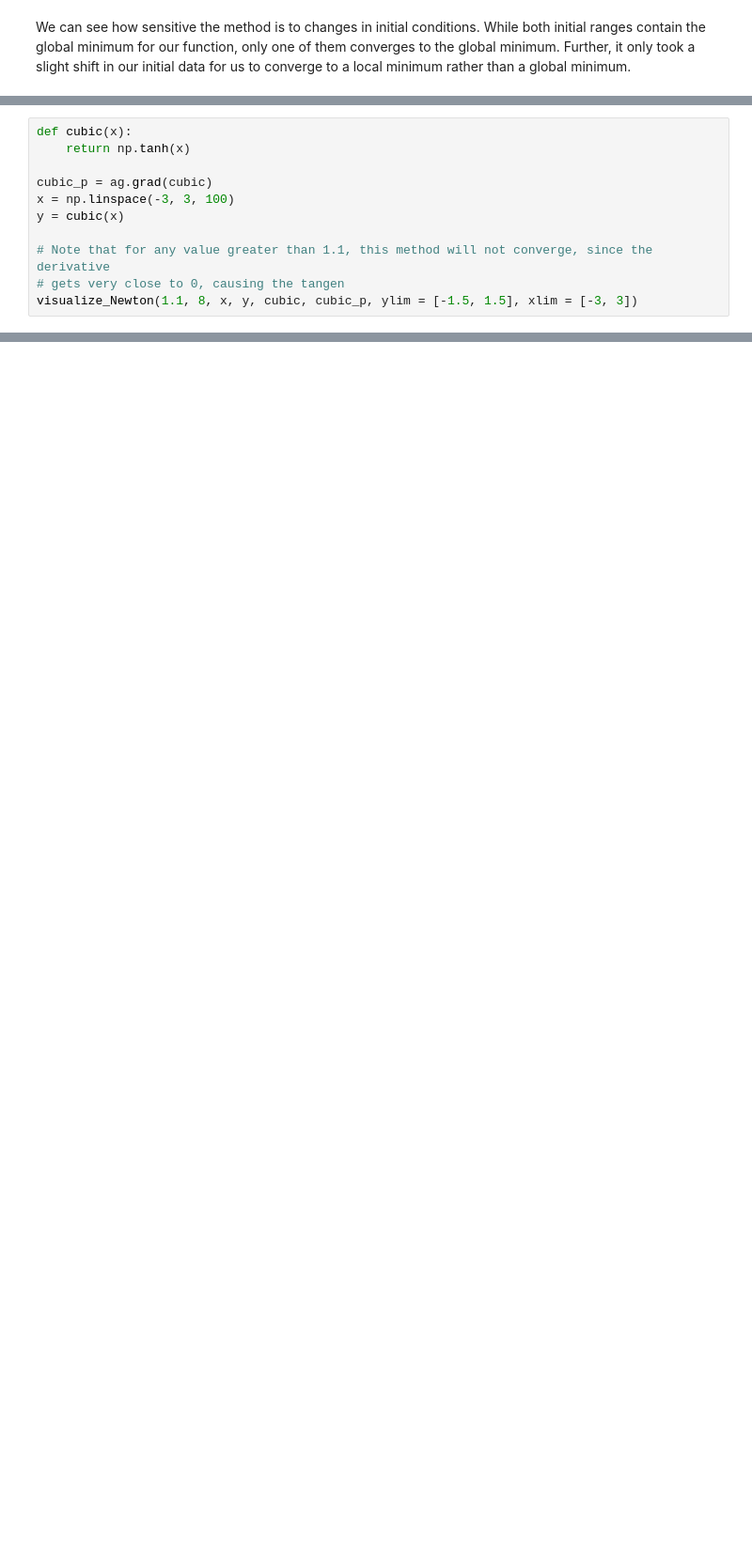
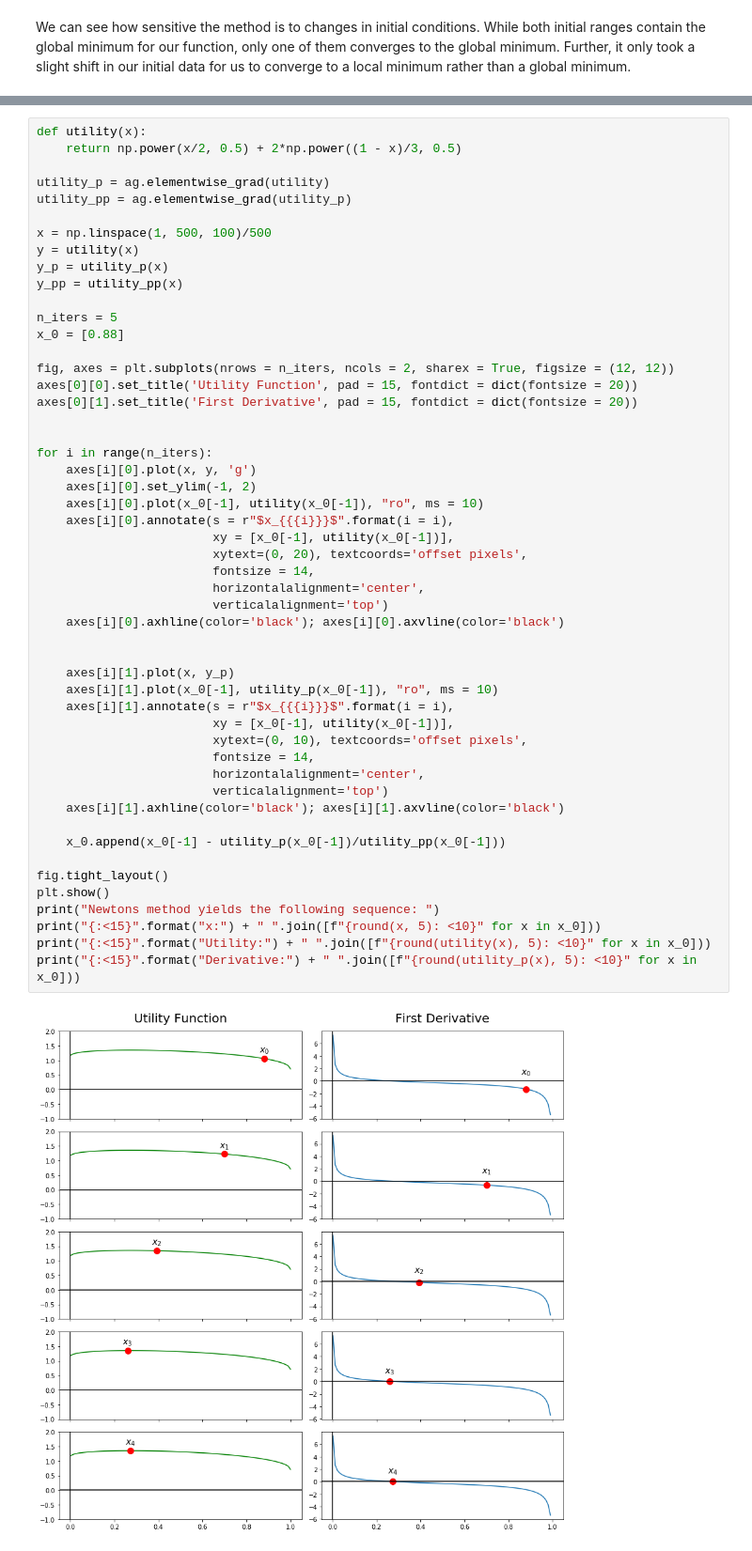
Before and after one commit to AlwaysSearching/Numerical-Methods-in-Economics, a Jupyter notebook: Optimization_NoteBook.ipynb, the cells around one changed output, grey strips where cells are left out. Shown at 94% size. Cells and saved outputs as stored; diff of their text form; blank space fills up the shorter version.

```diff
--- a/Optimization_NoteBook.ipynb
+++ b/Optimization_NoteBook.ipynb
@@ -347,11 +261,0 @@ visualize_Newton(x_i, N, x, y, f, f_prime)
-# %%
-def cubic(x):
-    return np.tanh(x)
-
-cubic_p = ag.grad(cubic)
-x = np.linspace(-3, 3, 100)
-y = cubic(x)
-
-# Note that for any value greater than 1.1, this method will not converge, since the derivative
-# gets very close to 0, causing the tangen
-visualize_Newton(1.1, 8, x, y, cubic, cubic_p, ylim = [-1.5, 1.5], xlim = [-3, 3])
@@ -384,0 +329,53 @@ Our approximation for the minimum of $f(x)$ would then be given by the minimizin
+# %%
+def utility(x):
+    return np.power(x/2, 0.5) + 2*np.power((1 - x)/3, 0.5)
+
+utility_p = ag.elementwise_grad(utility)
+utility_pp = ag.elementwise_grad(utility_p)
+
+x = np.linspace(1, 500, 100)/500
+y = utility(x)
+y_p = utility_p(x)
+y_pp = utility_pp(x)
+
+n_iters = 5
+x_0 = [0.88]
+
+fig, axes = plt.subplots(nrows = n_iters, ncols = 2, sharex = True, figsize = (12, 12))
+axes[0][0].set_title('Utility Function', pad = 15, fontdict = dict(fontsize = 20))
+axes[0][1].set_title('First Derivative', pad = 15, fontdict = dict(fontsize = 20))
+
+
+for i in range(n_iters):
+    axes[i][0].plot(x, y, 'g')
+    axes[i][0].set_ylim(-1, 2)
+    axes[i][0].plot(x_0[-1], utility(x_0[-1]), "ro", ms = 10)
+    axes[i][0].annotate(s = r"$x_{{{i}}}$".format(i = i),
+                        xy = [x_0[-1], utility(x_0[-1])],
+                        xytext=(0, 20), textcoords='offset pixels',
+                        fontsize = 14,
+                        horizontalalignment='center',
+                        verticalalignment='top')
+    axes[i][0].axhline(color='black'); axes[i][0].axvline(color='black')
+
+
+    axes[i][1].plot(x, y_p)
+    axes[i][1].plot(x_0[-1], utility_p(x_0[-1]), "ro", ms = 10)
+    axes[i][1].annotate(s = r"$x_{{{i}}}$".format(i = i),
+                        xy = [x_0[-1], utility(x_0[-1])],
+                        xytext=(0, 10), textcoords='offset pixels',
+                        fontsize = 14,
+                        horizontalalignment='center',
+                        verticalalignment='top')
+    axes[i][1].axhline(color='black'); axes[i][1].axvline(color='black')
+
+    x_0.append(x_0[-1] - utility_p(x_0[-1])/utility_pp(x_0[-1]))
+
+fig.tight_layout()
+plt.show()
+print("Newtons method yields the following sequence: ")
+print("{:<15}".format("x:") + " ".join([f"{round(x, 5): <10}" for x in x_0]))
+print("{:<15}".format("Utility:") + " ".join([f"{round(utility(x), 5): <10}" for x in x_0]))
+print("{:<15}".format("Derivative:") + " ".join([f"{round(utility_p(x), 5): <10}" for x in x_0]))
+# %% [output]
+[figure, added]
```
Also changed, not shown: parts of 17 cells of this notebook, 3 other files.
